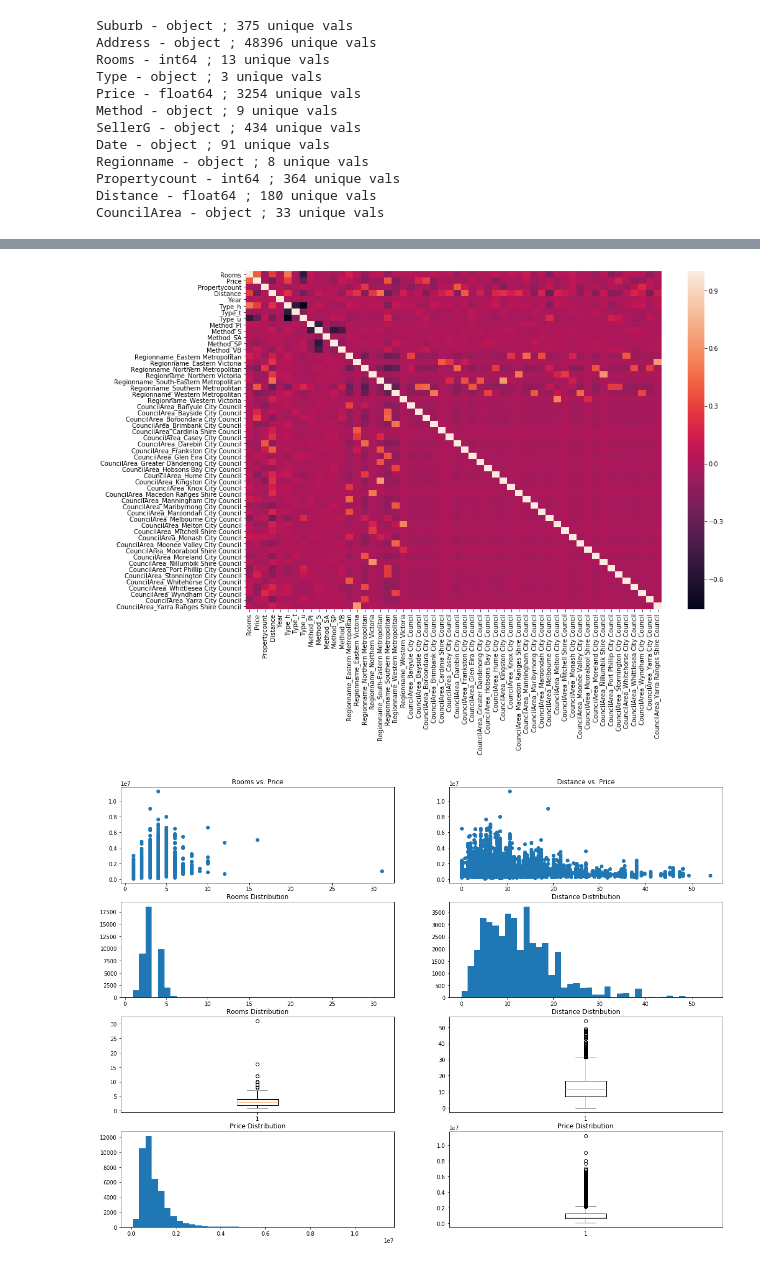
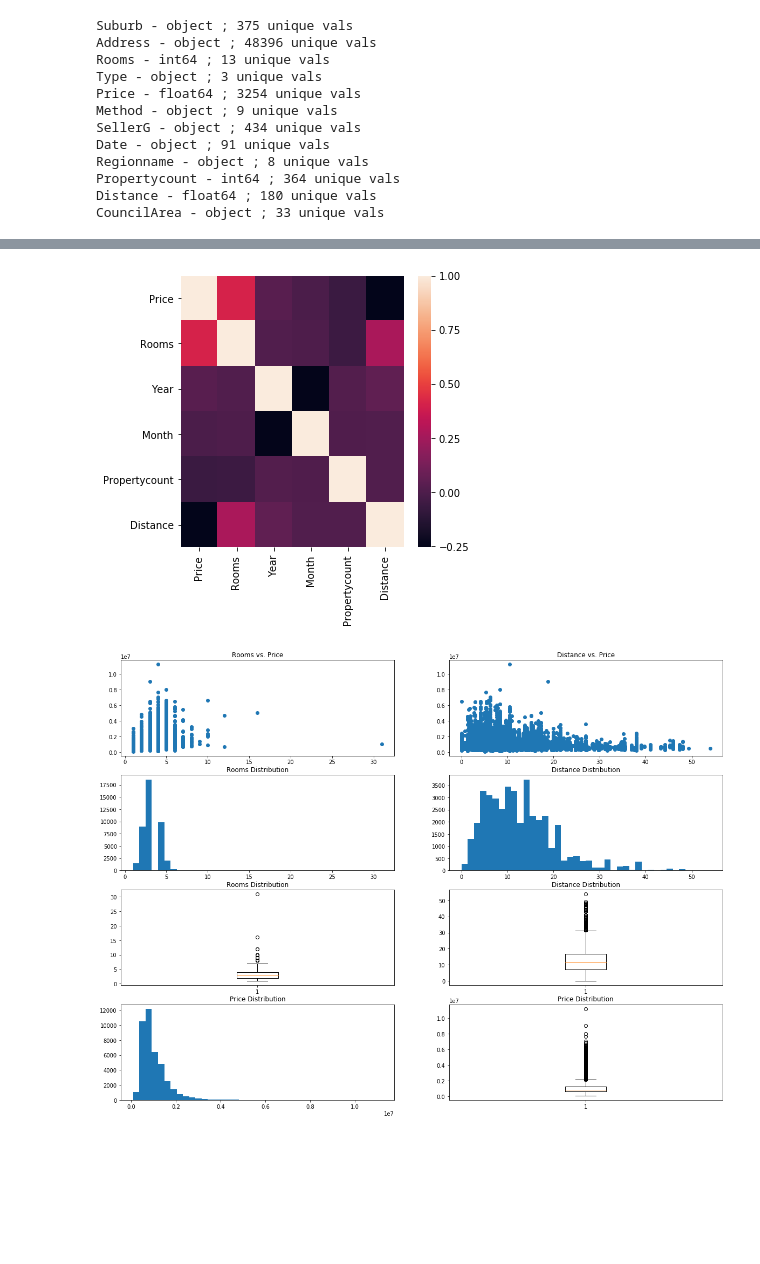
Before and after one commit to esthersweon/thinkful, a Jupyter notebook: main/unit_3/lesson_6_project_4.ipynb, the cells around one changed output, grey strips where cells are left out. Saved outputs shown, nothing was run; the diff lists cells and outputs as text; code cells hidden in the pictures; blank space fills up the shorter version.

Commit message:
Implemented feedback for housing prices supervised learning exercise

```diff
--- a/main/unit_3/lesson_6_project_4.ipynb
+++ b/main/unit_3/lesson_6_project_4.ipynb
@@ -46,6 +68,7 @@ df = df.dropna(subset=['Price'])
 # Convert date to actual datetime
 df['Date'] = pd.to_datetime(df['Date'])
 df['Year'] = df['Date'].apply(lambda x: x.year)
+df['Month'] = df['Date'].apply(lambda x: x.month)
 
 # Get dummies for categorical columns
 df = pd.get_dummies(df, columns=['Type', 'Method', 'Regionname', 'CouncilArea'])
@@ -61,11 +84,11 @@ df.head()
 # %%
-non_numeric_cols = ['Date', 'SellerG', 'Address', 'Suburb']
+continuous_cols = ['Price', 'Rooms', 'Date', 'Year', 'Month', 'Propertycount', 'Distance']
 
-plt.figure(figsize=(15,10))
-sns.heatmap(df.drop(non_numeric_cols, 1).corr())
+plt.figure(figsize=(5,5))
+sns.heatmap(df[continuous_cols].corr())
 plt.show()
 # %% [output]
-[figure, old version]
+[figure, new version]
 # %%
 def show_plots(df):
     plt.figure(figsize=(20,15))
```
Also changed, not shown: parts of 11 cells of this notebook.
